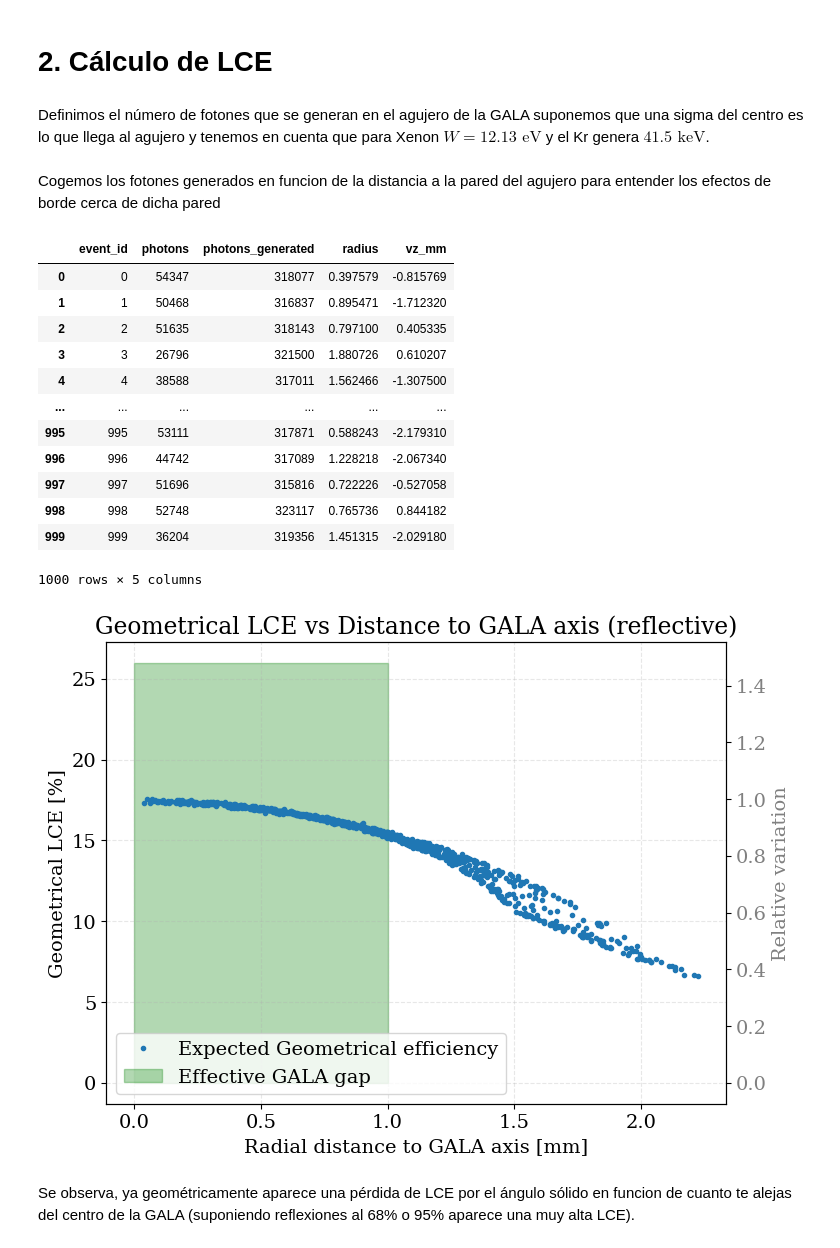
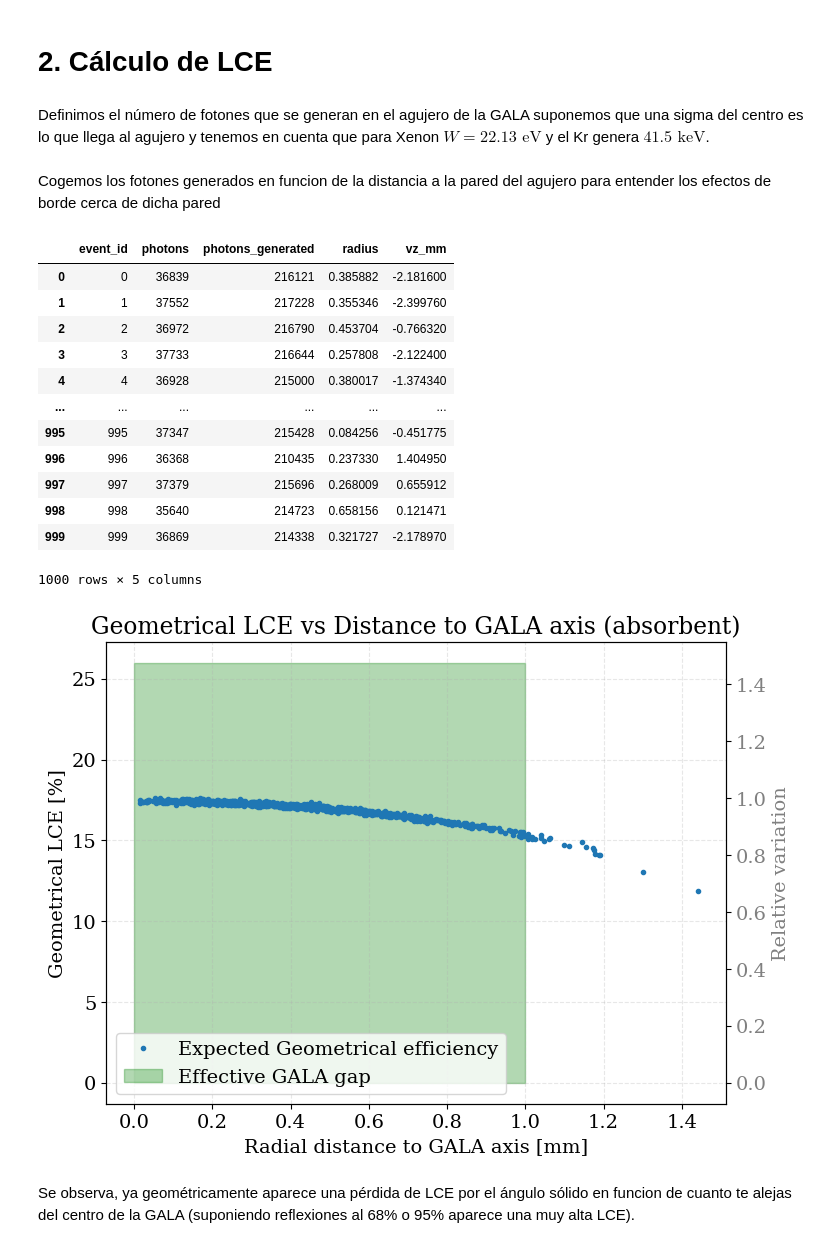
Before and after one commit to pablovzqz/GALA_hole, a Jupyter notebook: analysis/Offline_Electronics_Manual.ipynb, the cells around one changed output. Cells and saved outputs as stored; diff of their text form; code cells hidden in the pictures.

```diff
--- a/analysis/Offline_Electronics_Manual.ipynb
+++ b/analysis/Offline_Electronics_Manual.ipynb
@@ -33,7 +33,7 @@ def gaussian(x: float, A: float, sigma: float, mu: float) -> float:
 
 El documento es demasiado grande como para leerlo todo conjunto en memoria, de forma que se abre en secciones.
 # %%
-path ='/Users/pablovazquez/GALA_hole/build/geometric_hits_absorbentGALA_3mm_testfullpeaks.txt'
+path ='/Users/pablovazquez/GALA_hole/build/geometric_hits_absorbentGALA_5mm_correctedRadius_1.8kVcmbar.txt'
 # %%
 usecols = ['event_id', 'time_ns', 'vx_mm', 'vy_mm', 'vz_mm', 'nPhotons']
 
@@ -170,7 +170,7 @@ plt.hist(df_hits['radius'], bins=50, alpha=0.7, color='blue');
 # %% [markdown]
 # 2. Cálculo de LCE
 # %% [markdown]
-Definimos el número de fotones que se generan en el agujero de la GALA suponemos que una sigma del centro es lo que llega al agujero y tenemos en cuenta que para Xenon $W= 12.13\text{ eV}$ y el Kr genera $41.5 \text{ keV}$.
+Definimos el número de fotones que se generan en el agujero de la GALA suponemos que una sigma del centro es lo que llega al agujero y tenemos en cuenta que para Xenon $W= 22.13\text{ eV}$ y el Kr genera $41.5 \text{ keV}$.
 # %% [markdown]
 Cogemos los fotones generados en funcion de la distancia a la pared del agujero para entender los efectos de borde cerca de dicha pared
 # %%
@@ -181,17 +181,17 @@ z = df_hits['vz_mm'].to_numpy()
 df_hits
 # %% [output]
 |  | event_id | photons | photons_generated | radius | vz_mm |
-| 0 | 0 | 54347 | 318077 | 0.397579 | -0.815769 |
-| 1 | 1 | 50468 | 316837 | 0.895471 | -1.712320 |
-| 2 | 2 | 51635 | 318143 | 0.797100 | 0.405335 |
-| 3 | 3 | 26796 | 321500 | 1.880726 | 0.610207 |
-| 4 | 4 | 38588 | 317011 | 1.562466 | -1.307500 |
+| 0 | 0 | 36839 | 216121 | 0.385882 | -2.181600 |
+| 1 | 1 | 37552 | 217228 | 0.355346 | -2.399760 |
+| 2 | 2 | 36972 | 216790 | 0.453704 | -0.766320 |
+| 3 | 3 | 37733 | 216644 | 0.257808 | -2.122400 |
+| 4 | 4 | 36928 | 215000 | 0.380017 | -1.374340 |
 | ... | ... | ... | ... | ... | ... |
-| 995 | 995 | 53111 | 317871 | 0.588243 | -2.179310 |
-| 996 | 996 | 44742 | 317089 | 1.228218 | -2.067340 |
-| 997 | 997 | 51696 | 315816 | 0.722226 | -0.527058 |
-| 998 | 998 | 52748 | 323117 | 0.765736 | 0.844182 |
-| 999 | 999 | 36204 | 319356 | 1.451315 | -2.029180 |
+| 995 | 995 | 37347 | 215428 | 0.084256 | -0.451775 |
+| 996 | 996 | 36368 | 210435 | 0.237330 | 1.404950 |
+| 997 | 997 | 37379 | 215696 | 0.268009 | 0.655912 |
+| 998 | 998 | 35640 | 214723 | 0.658156 | 0.121471 |
+| 999 | 999 | 36869 | 214338 | 0.321727 | -2.178970 |
 1000 rows × 5 columns
 # %%
 # Calcular LCE (Light Collection Efficiency)
@@ -199,25 +199,25 @@ df_hits['lce'] = df_hits['photons'] / df_hits['photons_generated']
 # %%
 fig, ax1 = plt.subplots(figsize=(8, 6))
 ax1.plot(radius, df_hits.lce * 100, '.', label='Expected Geometrical efficiency')
 ax1.fill_between((0, 1), (26, 26), alpha=0.3, color='green', label='Effective GALA gap')
-ax1.set_title('Geometrical LCE vs Distance to GALA axis (reflective)')
+ax1.set_title('Geometrical LCE vs Distance to GALA axis (absorbent)')
 ax1.set_xlabel('Radial distance to GALA axis [mm]')
 ax1.set_ylabel('Geometrical LCE [%]')
 ax1.grid(True, alpha=0.3, linestyle='--')
 
 lce_max = df_hits.lce.max() * 100  # en %
 
 ax2 = ax1.twinx()
 ymin, ymax = ax1.get_ylim()
 ax2.set_ylim(ymin / lce_max, ymax / lce_max)
 ax2.set_ylabel('Relative variation', color='gray')
 ax2.tick_params(axis='y', labelcolor='gray')
 
 lines1, labels1 = ax1.get_legend_handles_labels()
 ax1.legend(lines1, labels1, loc='lower left')
-plt.savefig('/Users/pablovazquez/GALA_hole/results/geometrical_lce_reflective.png')
+plt.savefig('/Users/pablovazquez/GALA_hole/results/geometrical_lce_absorbent_correctedReff.png')
 # %% [output]
-[figure, old version]
+[figure, new version]
 # %% [markdown]
 Se observa, ya geométricamente aparece una pérdida de LCE por el ángulo sólido en funcion de cuanto te alejas del centro de la GALA (suponiendo reflexiones al 68% o 95% aparece una muy alta LCE).
 # %% [markdown]
```
Also changed, not shown: parts of 15 cells of this notebook, 11 other files.
